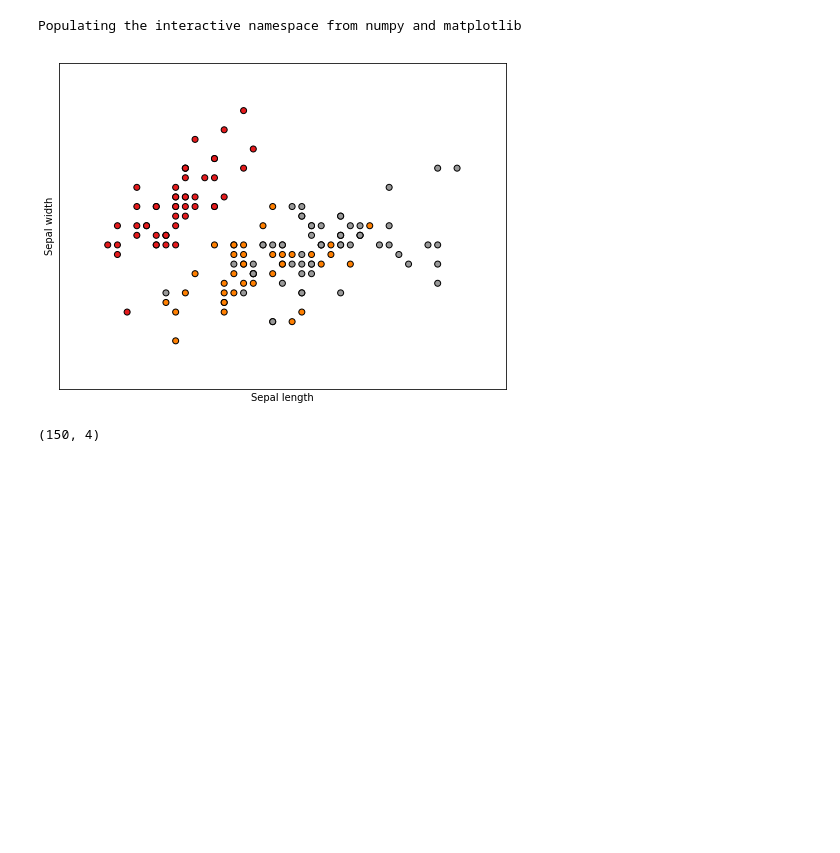
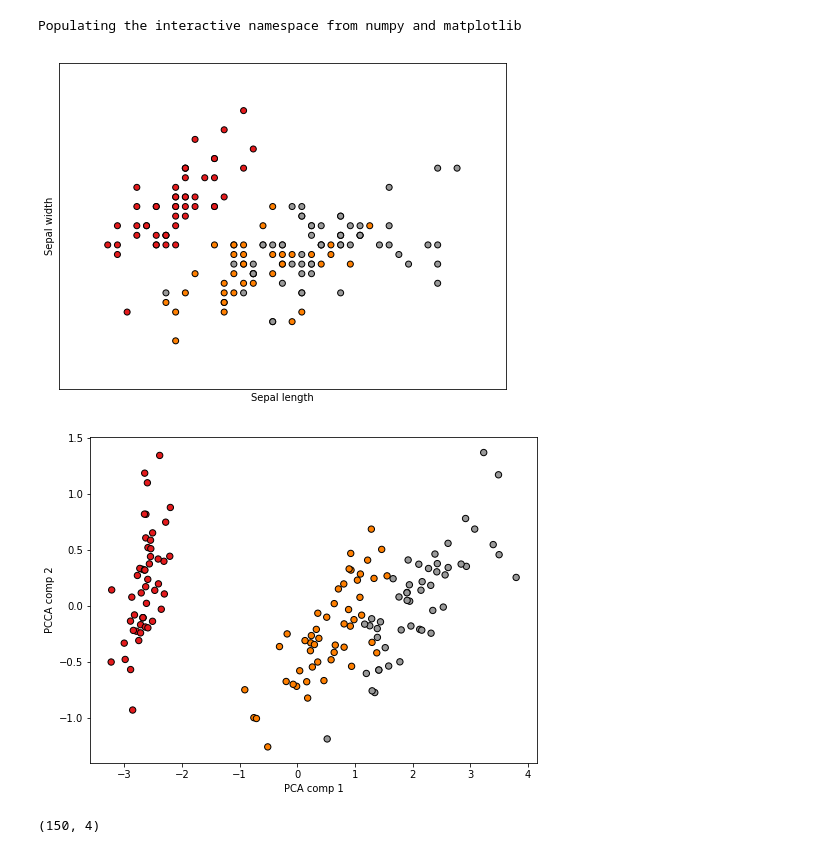
Before and after one commit to efskmn/BigDataTutorial, a Jupyter notebook: Iris_dataset.ipynb, the cells around one changed output. Cells and saved outputs as stored; diff of their text form; code cells hidden in the pictures; blank space fills up the shorter version.

```diff
--- a/Iris_dataset.ipynb
+++ b/Iris_dataset.ipynb
@@ -21,35 +21,39 @@ plt.figure(2, figsize=(8, 6))
 plt.clf()
 
 # Plot the training points
 plt.scatter(X[:, 0], X[:, 1], c=y, cmap=plt.cm.Set1,
             edgecolor='k')
 plt.xlabel('Sepal length')
 plt.ylabel('Sepal width')
 
 plt.xlim(x_min, x_max)
 plt.ylim(y_min, y_max)
 plt.xticks(())
 plt.yticks(())
 
 # To getter a better understanding of interaction of the dimensions
 # plot the first three PCA dimensions
-#fig = plt.figure(1, figsize=(8, 6))
+fig = plt.figure(1, figsize=(8, 6))
 #ax = Axes3D(fig, elev=-150, azim=110)
 
-#X_reduced = PCA(n_components=2).fit_transform(iris.data)
+X_reduced = PCA(n_components=3).fit_transform(iris.data)
 
+plt.scatter(X_reduced[:, 0], X_reduced[:, 1], c=y, cmap=plt.cm.Set1, edgecolor='k', s=40)
+plt.xlabel('PCA comp 1')
+plt.ylabel('PCCA comp 2')
 #ax.scatter(X_reduced[:, 0], X_reduced[:, 1], c=y, cmap=plt.cm.Set1, edgecolor='k', s=40)
 #ax.set_title("First three PCA directions")
 #ax.set_xlabel("1st eigenvector")
 #ax.w_xaxis.set_ticklabels([])
 #ax.set_ylabel("2nd eigenvector")
 #ax.w_yaxis.set_ticklabels([])
 #ax.set_zlabel("3rd eigenvector")
 #ax.w_zaxis.set_ticklabels([])
 
 plt.show()
 # %% [output]
 [figure]
+[figure, added]
 # %%
 np.shape(X)
 # %% [output]
```
Also changed, not shown: parts of 2 cells of this notebook.
